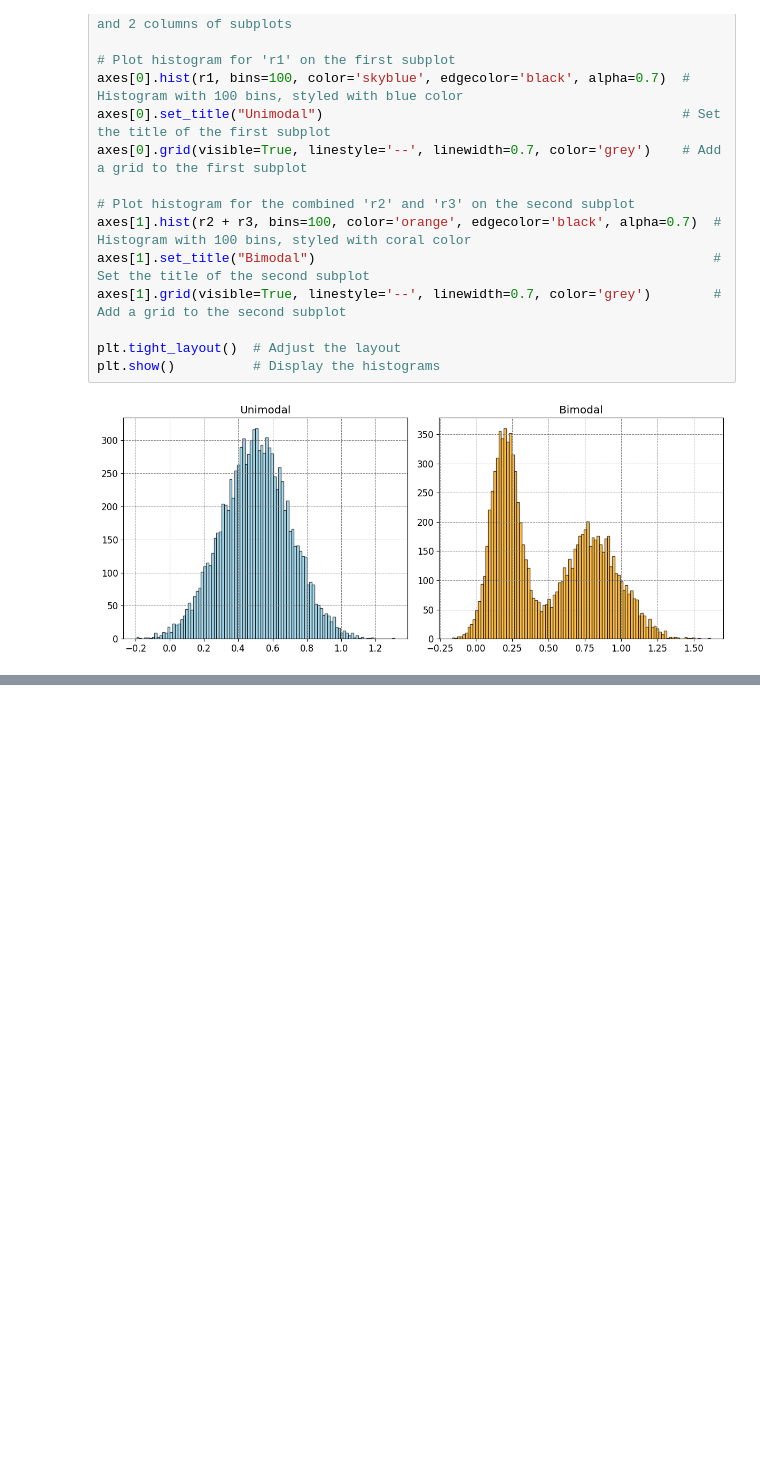
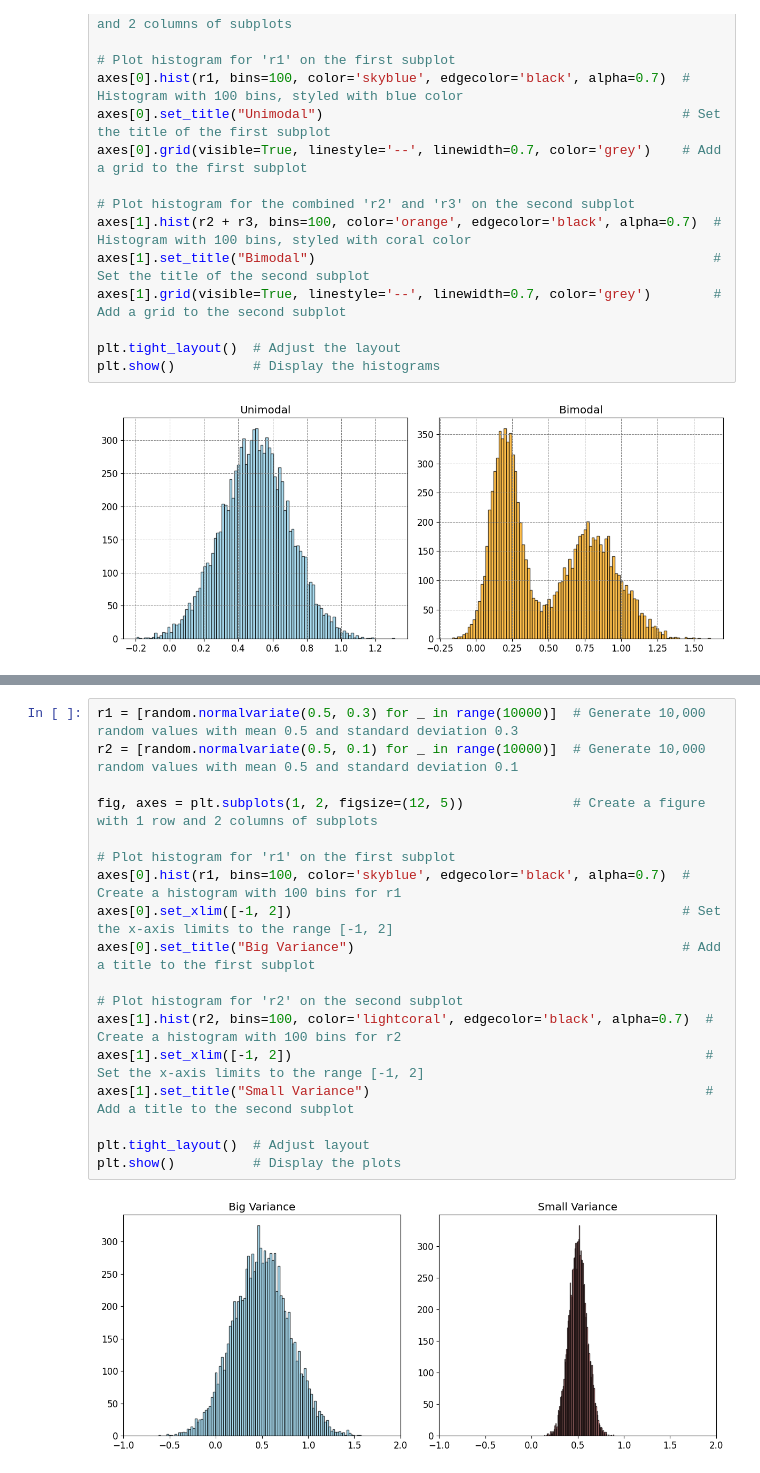
Before and after one commit to LeonardoSMSoares/Data-Analysis-Quick-Reference, a Jupyter notebook: Essential Statistics for Non-STEM Data Analysts/ESNS 02 - Essential Statistics.ipynb, the cells around one changed output, grey strips where cells are left out. Cells and saved outputs as stored; diff of their text form; blank space fills up the shorter version.

```diff
--- a/Essential Statistics for Non-STEM Data Analysts/ESNS 02 - Essential Statistics.ipynb
+++ b/Essential Statistics for Non-STEM Data Analysts/ESNS 02 - Essential Statistics.ipynb
@@ -152,0 +157,20 @@ plt.show()          # Display the histograms
+# %%
+r1 = [random.normalvariate(0.5, 0.3) for _ in range(10000)]  # Generate 10,000 random values with mean 0.5 and standard deviation 0.3
+r2 = [random.normalvariate(0.5, 0.1) for _ in range(10000)]  # Generate 10,000 random values with mean 0.5 and standard deviation 0.1
+
+fig, axes = plt.subplots(1, 2, figsize=(12, 5))              # Create a figure with 1 row and 2 columns of subplots
+
+# Plot histogram for 'r1' on the first subplot
+axes[0].hist(r1, bins=100, color='skyblue', edgecolor='black', alpha=0.7)  # Create a histogram with 100 bins for r1
+axes[0].set_xlim([-1, 2])                                                  # Set the x-axis limits to the range [-1, 2]
+axes[0].set_title("Big Variance")                                          # Add a title to the first subplot
+
+# Plot histogram for 'r2' on the second subplot
+axes[1].hist(r2, bins=100, color='lightcoral', edgecolor='black', alpha=0.7)  # Create a histogram with 100 bins for r2
+axes[1].set_xlim([-1, 2])                                                     # Set the x-axis limits to the range [-1, 2]
+axes[1].set_title("Small Variance")                                           # Add a title to the second subplot
+
+plt.tight_layout()  # Adjust layout
+plt.show()          # Display the plots
+# %% [output]
+[figure, added]
```
Also changed, not shown: parts of 32 cells of this notebook, 1 other file.
